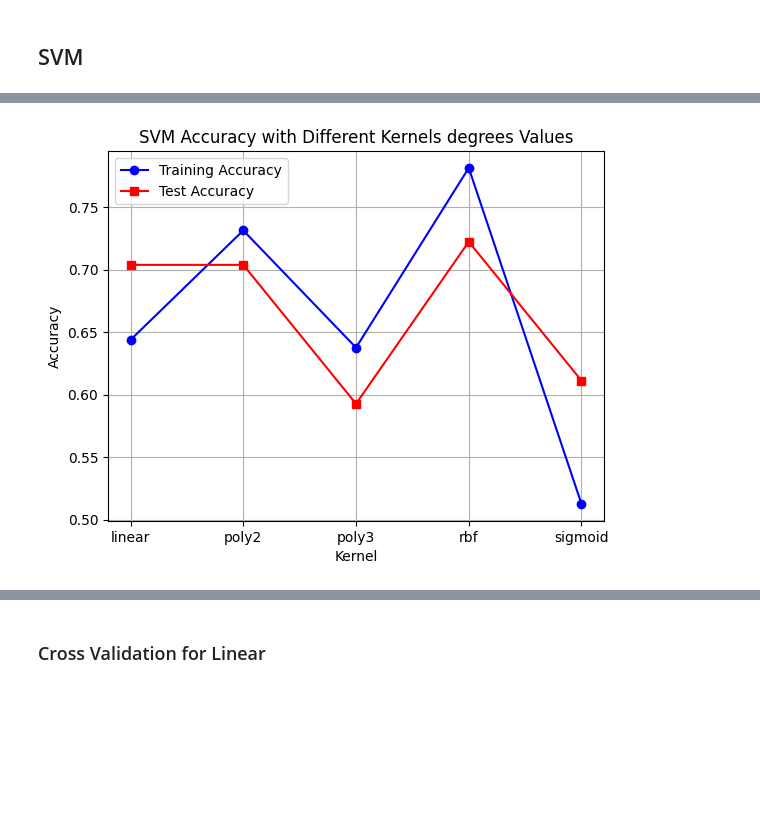
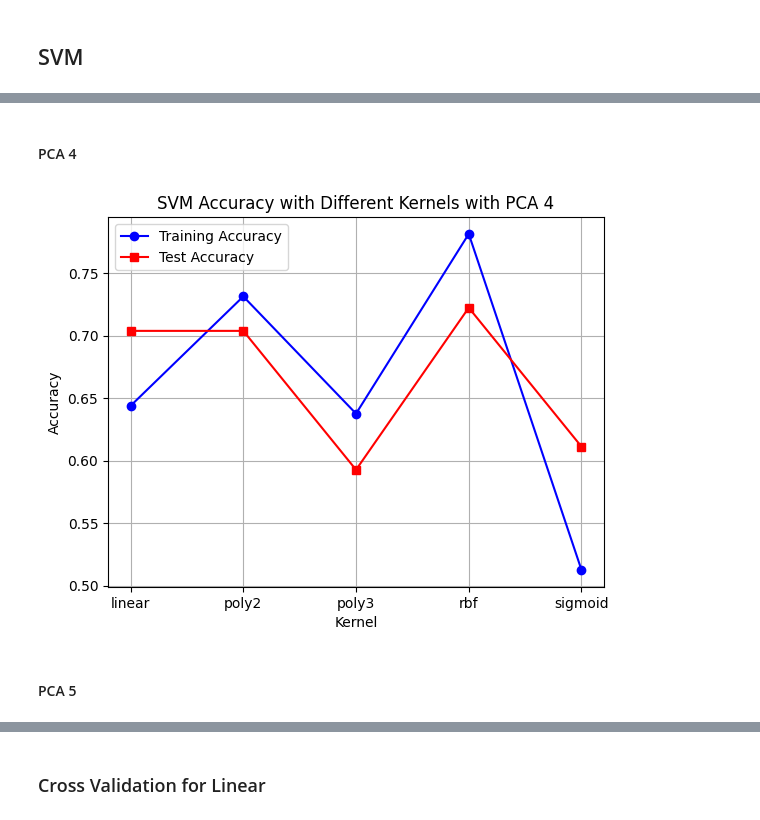
Before and after one commit to MxFrgsn/COMP2002_CW2, a Jupyter notebook: COMP2002.ipynb, the cells around one changed output, grey strips where cells are left out. Cells and saved outputs as stored; diff of their text form; code cells hidden in the pictures; blank space fills up the shorter version.

```diff
--- a/COMP2002.ipynb
+++ b/COMP2002.ipynb
@@ -43,0 +15,5 @@ Si    0
+# %%
+data = pandas.read_csv("glass_dataset.csv")
+classes = ["1", "2", "3", "4", "5", "6", "7"]
+inputs = data.values[:, :-1] # Features of the glass
+targets = np.array([classes.index(str(int(cls))) for cls in data.values[:, -1]]) + 1 # Label of the type of glass (1-7)
@@ -88,4 +98,6 @@ x_train,x_test,t_train,t_test = train_test_split(compressed,targets, random_stat
 # %%
+compressed = PCA(n_components=1).fit_transform(scaled_inputs)
+x_train,x_test,t_train,t_test = train_test_split(compressed,targets, random_state= 42)
 kernel_range = ["linear", "poly2", "poly3","rbf", "sigmoid"]
 training_scores = []
 test_scores = []
@@ -100,3 +112,15 @@ for k in kernel_range:
     y_test = svm_classifier.predict(x_test)
     training_scores.append(accuracy_score(t_train,y_train))
     test_scores.append(accuracy_score(t_test,y_test))
+
+plt.figure()
+plt.title("SVM Accuracy with Different Kernels with PCA 1")
+plt.xlabel("Kernel")
+plt.ylabel("Accuracy")
+plt.plot(kernel_range, training_scores, marker='o', label='Training Accuracy', color='blue')
+plt.plot(kernel_range, test_scores, marker='s', label='Test Accuracy', color='red')
+plt.xticks(kernel_range)
+plt.legend()
+plt.grid(True)
+plt.savefig("svm_kernel_pca_1.png", bbox_inches="tight")
+plt.show()
@@ -103,14 +195,35 @@ for k in kernel_range:
+# %% [markdown]
+#### PCA 4
 # %%
+compressed = PCA(n_components=4).fit_transform(scaled_inputs)
+x_train,x_test,t_train,t_test = train_test_split(compressed,targets, random_state= 42)
+kernel_range = ["linear", "poly2", "poly3","rbf", "sigmoid"]
+training_scores = []
+test_scores = []
+for k in kernel_range:
+    if k == 'poly2':
+        svm_classifier = SVC(kernel="poly", degree= 2, gamma='auto').fit(x_train,t_train)
+    elif k == 'poly3':
+        svm_classifier = SVC(kernel="poly", degree= 3, gamma='auto').fit(x_train,t_train)
+    else:
+        svm_classifier = SVC(kernel=k, gamma='auto').fit(x_train,t_train)
+    y_train = svm_classifier.predict(x_train)
+    y_test = svm_classifier.predict(x_test)
+    training_scores.append(accuracy_score(t_train,y_train))
+    test_scores.append(accuracy_score(t_test,y_test))
+
 plt.figure()
-plt.title("SVM Accuracy with Different Kernels degrees Values")
+plt.title("SVM Accuracy with Different Kernels with PCA 4")
 plt.xlabel("Kernel")
 plt.ylabel("Accuracy")
 plt.plot(kernel_range, training_scores, marker='o', label='Training Accuracy', color='blue')
 plt.plot(kernel_range, test_scores, marker='s', label='Test Accuracy', color='red')
 plt.xticks(kernel_range)
 plt.legend()
 plt.grid(True)
 plt.savefig("svm_kernel_pca_4.png", bbox_inches="tight")
 plt.show()
 # %% [output]
-[figure, old version]
+[figure, new version]
+# %% [markdown]
+#### PCA 5
```
Also changed, not shown: parts of 38 cells of this notebook, 17 other files.
